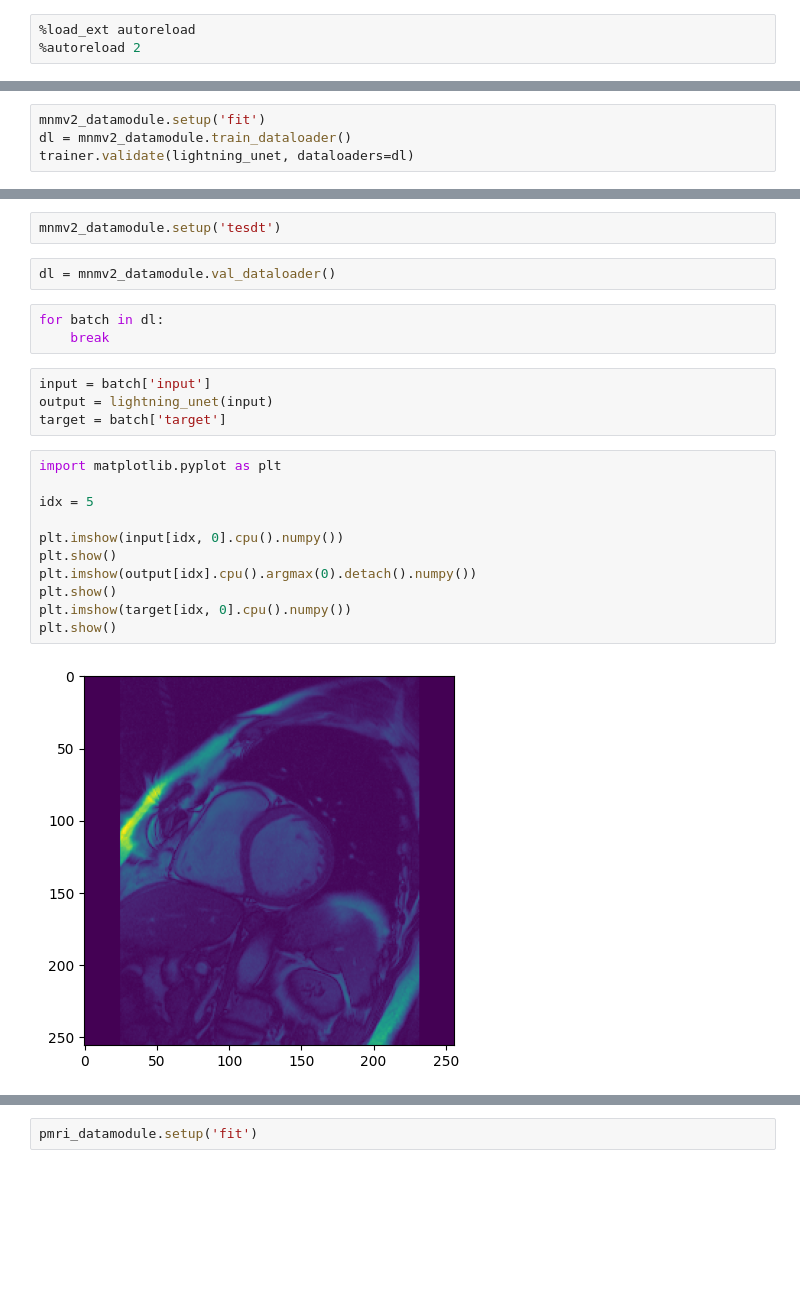
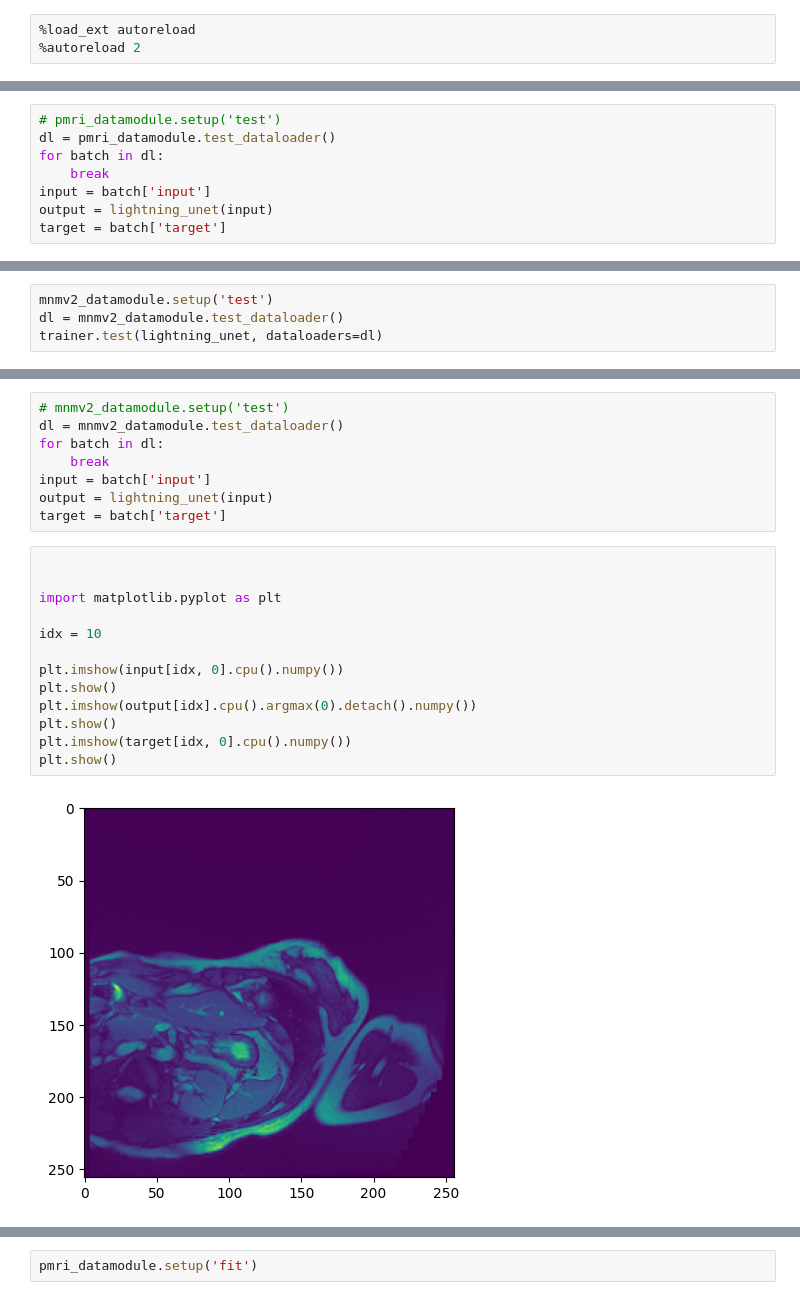
Before and after one commit to MedVisBonn/Segmentation-Distortion, a Jupyter notebook: src/notebooks/lightning_port.ipynb, the cells around one changed output, grey strips where cells are left out. Drawn from its saved outputs; the diff is of its cells as text; blank space fills up the shorter version.

```diff
--- a/src/notebooks/lightning_port.ipynb
+++ b/src/notebooks/lightning_port.ipynb
@@ -424,0 +236,8 @@ class LightningSegmentationModel(L.LightningModule):
+# %%
+# pmri_datamodule.setup('test')
+dl = pmri_datamodule.test_dataloader()
+for batch in dl:
+    break
+input = batch['input']
+output = lightning_unet(input)
+target = batch['target']
@@ -460,7 +346,7 @@ HPU available: False, using: 0 HPUs
 # %%
-mnmv2_datamodule.setup('fit')
-dl = mnmv2_datamodule.train_dataloader()
-trainer.validate(lightning_unet, dataloaders=dl)
+mnmv2_datamodule.setup('test')
+dl = mnmv2_datamodule.test_dataloader()
+trainer.test(lightning_unet, dataloaders=dl)
 # %% [output]
 LOCAL_RANK: 0 - CUDA_VISIBLE_DEVICES: [0,1,2,3,4,5,6,7]
 ┏━━━━━━━━━━━━━━━━━━━━━━━━━━━┳━━━━━━━━━━━━━━━━━━━━━━━━━━━┓
@@ -473,24 +359,23 @@ LOCAL_RANK: 0 - CUDA_VISIBLE_DEVICES: [0,1,2,3,4,5,6,7]
-# %%
-mnmv2_datamodule.setup('tesdt')
-# %%
-dl = mnmv2_datamodule.val_dataloader()
-# %%
-for batch in dl:
-    break
 # %%
+# mnmv2_datamodule.setup('test')
+dl = mnmv2_datamodule.test_dataloader()
+for batch in dl:
+    break
 input = batch['input']
 output = lightning_unet(input)
 target = batch['target']
 # %%
+
+
 import matplotlib.pyplot as plt
 
-idx = 5
+idx = 10
 
 plt.imshow(input[idx, 0].cpu().numpy())
 plt.show()
 plt.imshow(output[idx].cpu().argmax(0).detach().numpy())
 plt.show()
 plt.imshow(target[idx, 0].cpu().numpy())
 plt.show()
 # %% [output]
-[figure, old version]
+[figure, new version]
```
Also changed, not shown: parts of 22 cells of this notebook, 5 other files.
